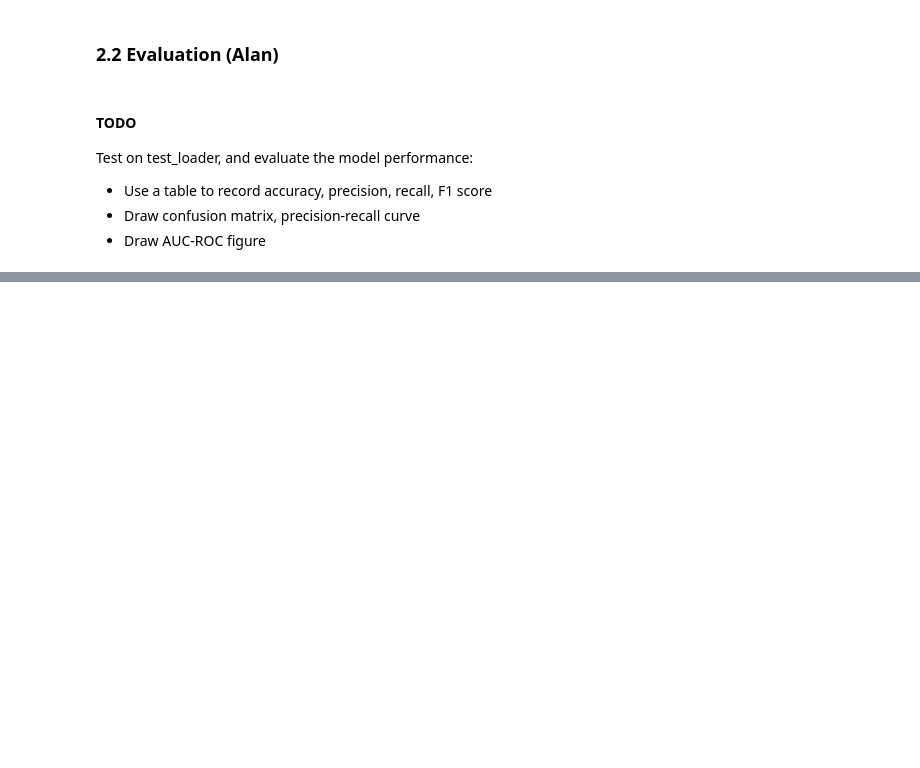
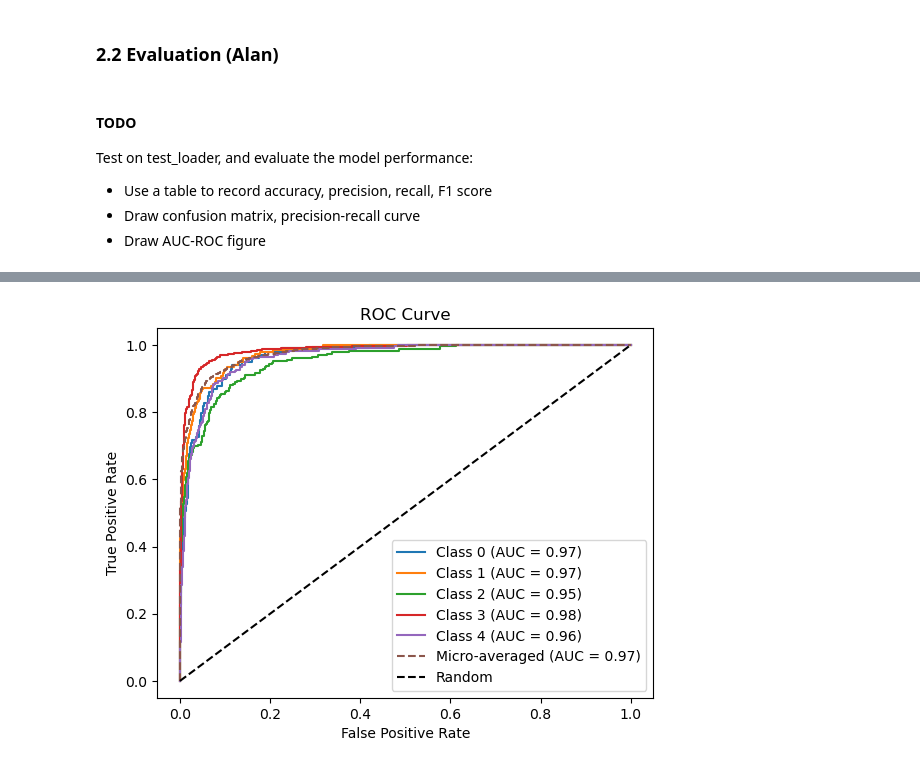
Before and after one commit to qihang-dai/sagemaker, a Jupyter notebook: Copy_of_Project_Cassava_Leaf_Image_Classification.ipynb, the cells around one changed output, grey strips where cells are left out. Drawn from its saved outputs; the diff is of its cells as text; code cells hidden in the pictures; blank space fills up the shorter version.

```diff
--- a/Copy_of_Project_Cassava_Leaf_Image_Classification.ipynb
+++ b/Copy_of_Project_Cassava_Leaf_Image_Classification.ipynb
@@ -6,7 +6,9 @@
 Warning: run all may lose data. Be cautious
 # %%
 redo_data_clean = False
-need_retrain = True
+need_retrain_vit = True
+need_retrain_res = False
+need_clean = False
 # %% [markdown]
 ## Setup
 # %%
@@ -301,10 +307,7 @@ print(device)
 ['ResNet', 'ResNet18_Weights', 'ResNet34_Weights', 'ResNet50_Weights', 'ResNet101_Weights', 'ResNet152_Weights', 'ResNeXt50_32X4D_Weights', 'ResNeXt101_32X8D_Weights', 'ResNeXt101_64X4D_Weights', 'Wid ...
 cuda
 # %%
-if need_retrain:
-    # Set the timezone to Pacific Time
-    pt = pytz.timezone('America/Los_Angeles')
-
+if need_retrain_res:
     # Get the current time in Pacific Time
     current_time = datetime.now(pt)
     # Define baseline model
@@ -483,6 +622,7 @@ print(torch.__version__)
 # %%
 from torch.cuda.amp import autocast, GradScaler
 from tqdm import tqdm
+import timm
 
 class VitClassifier(nn.Module):
     def __init__(self, model_name="vit_base_patch16_224", n_classes=5, pretrained=False):
@@ -526,11 +666,13 @@ class VitClassifier(nn.Module):
             data, target = batch
             data, target = data.to(device), target.to(device)
 
-            output = self.model(data)
-            loss = criterion(output, target)
+            with autocast():
+                output = self.model(data)
+                loss = criterion(output, target)
 
-            loss.backward()
-            optimizer.step()
+            self.scaler.scale(loss).backward()
+            self.scaler.step(optimizer)
+            self.scaler.update()
 
             train_loss += loss.item()
             train_acc += (output.argmax(1) == target).sum().item()
@@ -631,0 +966,72 @@ Test on test_loader, and evaluate the model performance:
+# %%
+print(classification_report(true_labels, pred_labels))
+
+# Calculate and print accuracy, precision, recall, and F1 score
+accuracy = accuracy_score(true_labels, pred_labels)
+precision = precision_score(true_labels, pred_labels, average='weighted')
+recall = recall_score(true_labels, pred_labels, average='weighted')
+f1 = f1_score(true_labels, pred_labels, average='weighted')
+num_classes = 5
+print(f"Accuracy: {accuracy:.4f}")
+print(f"Precision: {precision:.4f}")
+print(f"Recall: {recall:.4f}")
+print(f"F1 score: {f1:.4f}")
+
+# Calculate and print confusion matrix
+conf_matrix = confusion_matrix(true_labels, pred_labels)
+print(f"Confusion matrix:\n{conf_matrix}")
+
+# Compute probabilities for each class
+
+probs_labels = np.array(probs_labels)
+
+print("probs labels shape:", len(probs_labels))
+
+# Compute ROC-AUC scores for each class
+auc_scores = []
+for i in range(num_classes):
+    true_labels_i = (np.array(true_labels) == i).astype(int)
+    probs_i = probs_labels[:, i]
+    auc_i = roc_auc_score(true_labels_i, probs_i)
+    auc_scores.append(auc_i)
+    print(f"Class {i}: AUC = {auc_i:.3f}")
+
+# Compute micro-averaged ROC-AUC score
+auc_micro = roc_auc_score(np.eye(num_classes)[true_labels], probs_labels, multi_class="ovr")
+print(f"Micro-averaged AUC = {auc_micro:.3f}")
+
+# Plot ROC curves for each class
+fpr = dict()
+tpr = dict()
+for i in range(num_classes):
+    true_labels_i = (np.array(true_labels) == i).astype(int)
+    probs_i = probs_labels[:, i]
+    fpr[i], tpr[i], _ = roc_curve(true_labels_i, probs_i)
+    plt.plot(fpr[i], tpr[i], label=f"Class {i} (AUC = {auc_scores[i]:.2f})")
+
+# Plot micro-averaged ROC curve
+fpr_micro, tpr_micro, _ = roc_curve(np.eye(num_classes)[true_labels].ravel(), probs_labels.ravel())
+plt.plot(fpr_micro, tpr_micro, label=f"Micro-averaged (AUC = {auc_micro:.2f})", linestyle="--")
+
+# Plot random classifier curve
+plt.plot([0, 1], [0, 1], "k--", label="Random")
+
+plt.xlabel("False Positive Rate")
+plt.ylabel("True Positive Rate")
+plt.title("ROC Curve")
+plt.legend()
+plt.show()
+
+#precision-recall
+#first binarize the labels
+bin_labels = label_binarize(true_labels, classes=[0, 1, 2, 3, 4])
+precision, recall, thresholds = precision_recall_curve(bin_labels.ravel(), probs_labels.ravel())
+pr_auc = auc(recall, precision)
+#precision, recall, thresholds = precision_recall_curve(true_labels, pred_labels)
+plt.plot(recall, precision, label = {pr_auc})
+plt.xlabel('Recall')
+plt.ylabel('Precision')
+plt.title('Precision-Recall Curve')
+plt.show()
+print("PR_AUC is ", pr_auc)
+# %% [output]
@@ -631,0 +1055 @@ Test on test_loader, and evaluate the model performance:
+[figure, added]
```
Also changed, not shown: parts of 26 cells of this notebook.
